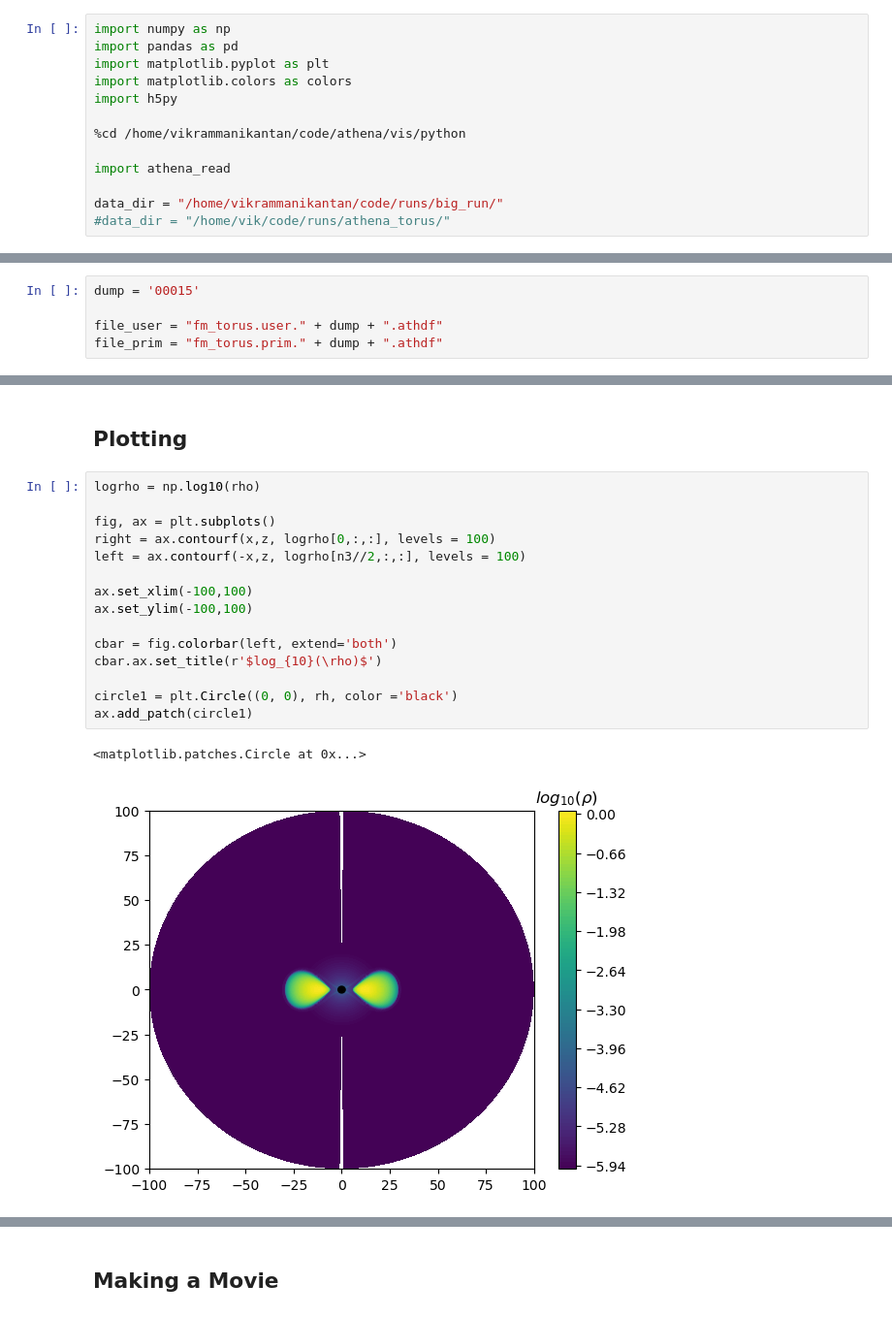
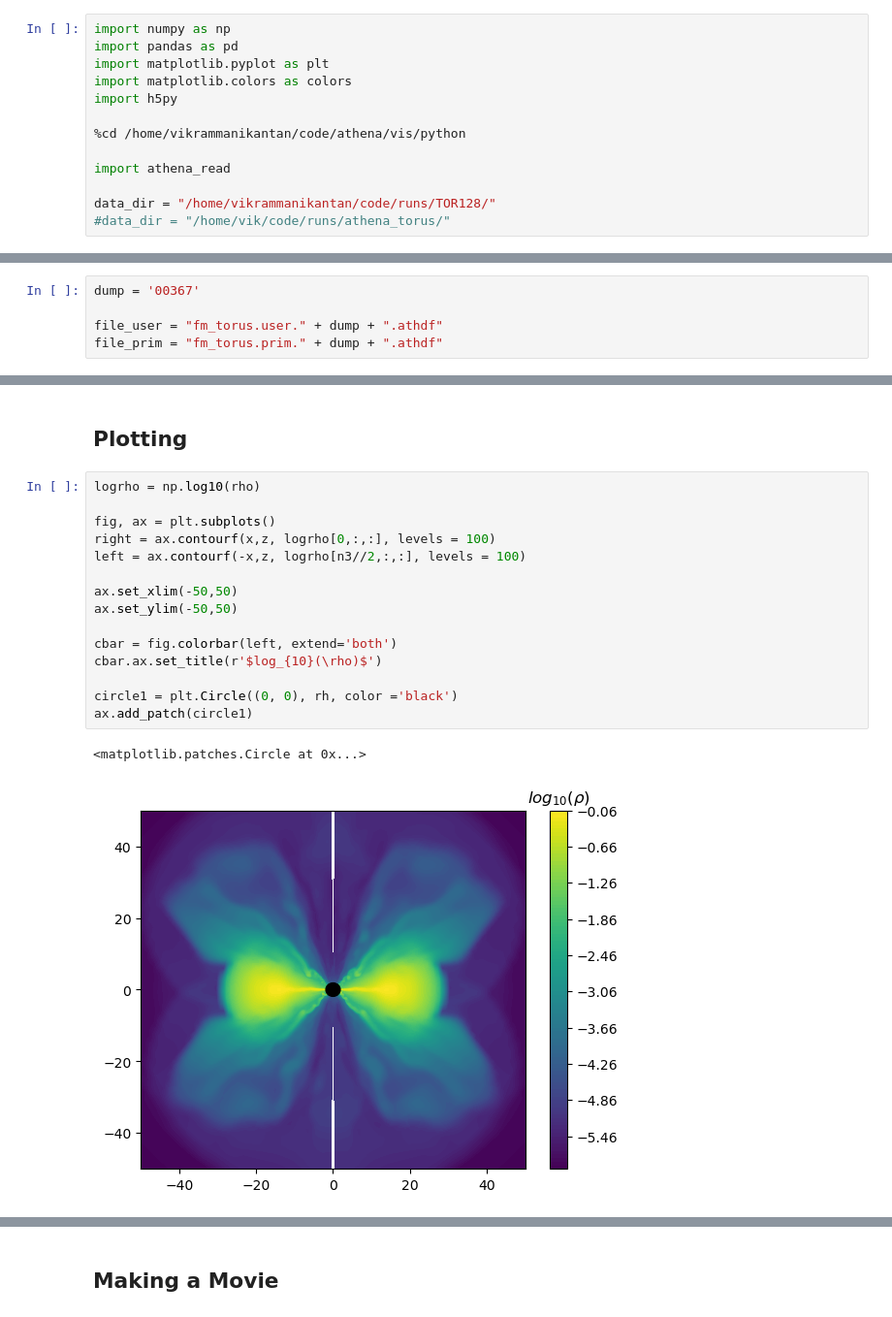
Before and after one commit to vikrammanikantan/random, a Jupyter notebook: Athena Analysis Notebook.ipynb, the cells around one changed output, grey strips where cells are left out. Shown: that part at 97% size. Cells and saved outputs as stored; diff of their text form.

```diff
--- a/Athena Analysis Notebook.ipynb
+++ b/Athena Analysis Notebook.ipynb
@@ -11,14 +11,14 @@ import h5py
 
 import athena_read
 
-data_dir = "/home/vikrammanikantan/code/runs/big_run/"
+data_dir = "/home/vikrammanikantan/code/runs/TOR128/"
 #data_dir = "/home/vik/code/runs/athena_torus/"
 # %% [output]
 /home/vikrammanikantan/code/athena/vis/python
 # %% [markdown]
 ## Choose Time
 # %%
-dump = '00015'
+dump = '00367'
 
 file_user = "fm_torus.user." + dump + ".athdf"
 file_prim = "fm_torus.prim." + dump + ".athdf"
@@ -96,21 +96,21 @@ z = r[0,:,:]*np.cos(th[0,:,:])
 # %%
 logrho = np.log10(rho)
 
 fig, ax = plt.subplots()
 right = ax.contourf(x,z, logrho[0,:,:], levels = 100)
 left = ax.contourf(-x,z, logrho[n3//2,:,:], levels = 100)
 
-ax.set_xlim(-100,100)
-ax.set_ylim(-100,100)
+ax.set_xlim(-50,50)
+ax.set_ylim(-50,50)
 
 cbar = fig.colorbar(left, extend='both')
 cbar.ax.set_title(r'$log_{10}(\rho)$')
 
 circle1 = plt.Circle((0, 0), rh, color ='black')
 ax.add_patch(circle1)
 # %% [output]
 <matplotlib.patches.Circle at 0x...>
-[figure, old version]
+[figure, new version]
 # %%
 pgas = prim['press']
 pmag = user['pmag']
```
Also changed, not shown: parts of 1 cell of this notebook, 1 other file.
